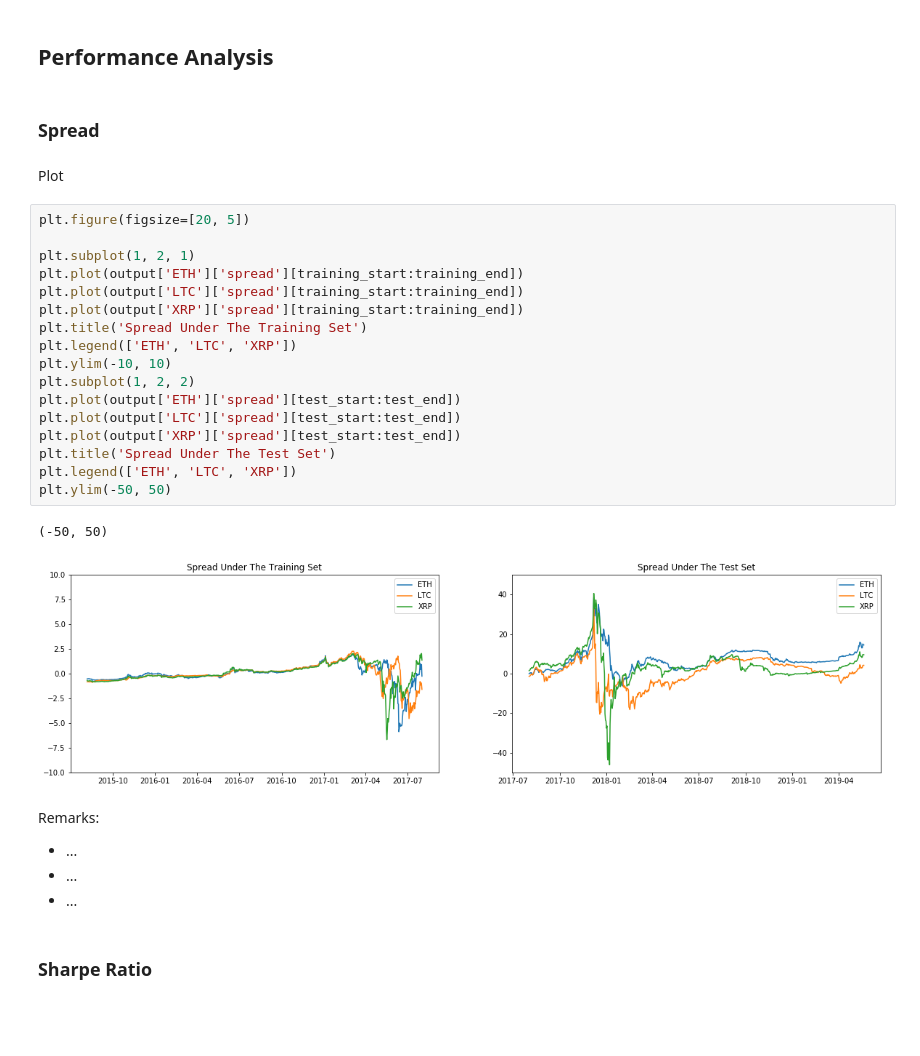
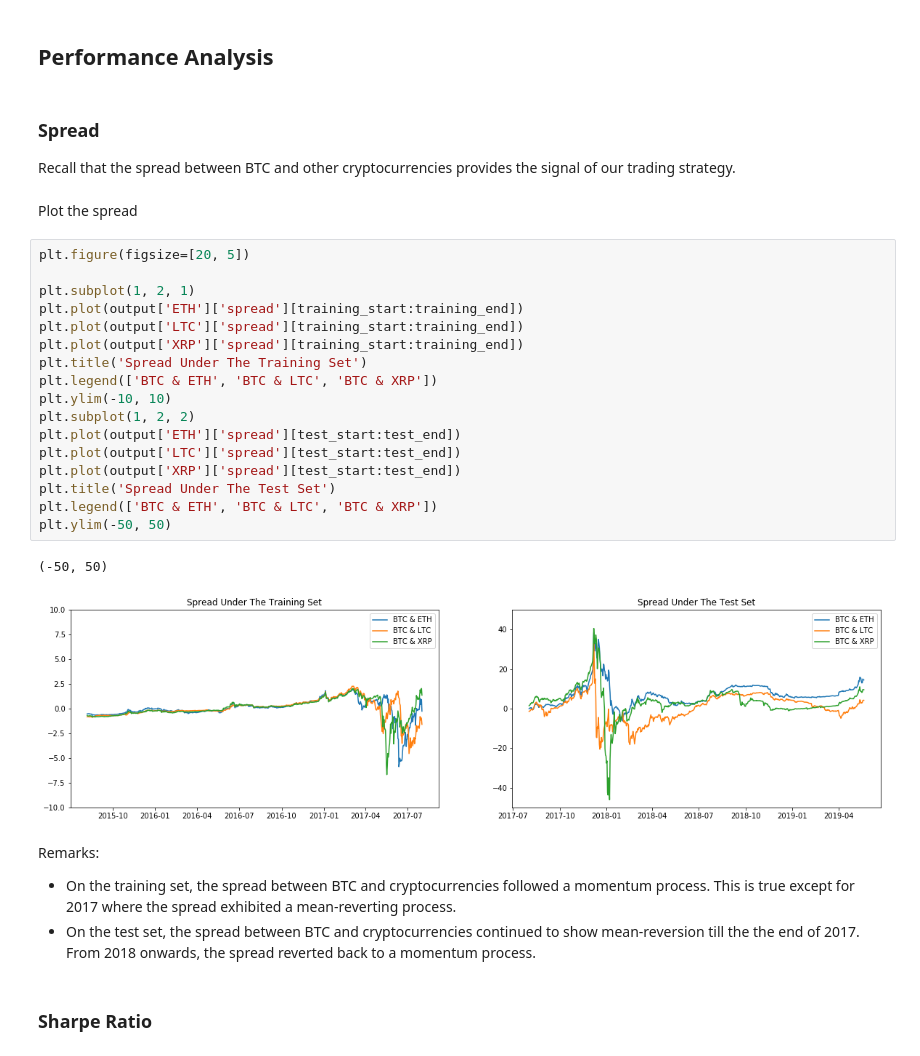
Before and after one commit to DinodC/pair-trading-cryptos, a Jupyter notebook: 02_pair_trading_cryptos.ipynb, the cells around one changed output. Cells and saved outputs as stored; diff of their text form; blank space fills up the shorter version.

```diff
--- a/02_pair_trading_cryptos.ipynb
+++ b/02_pair_trading_cryptos.ipynb
@@ -244,35 +257,35 @@ True    2020
 Name: XRP, dtype: int64
 # %% [markdown]
 ## Performance Analysis
-# %% [markdown]
-### Spread
+# %% [markdown]
+### Spread
+Recall that the spread between BTC and other cryptocurrencies provides the signal of our trading strategy.
 # %% [markdown]
-Plot
+Plot the spread
 # %%
 plt.figure(figsize=[20, 5])
 
 plt.subplot(1, 2, 1)
 plt.plot(output['ETH']['spread'][training_start:training_end])
 plt.plot(output['LTC']['spread'][training_start:training_end])
 plt.plot(output['XRP']['spread'][training_start:training_end])
 plt.title('Spread Under The Training Set')
-plt.legend(['ETH', 'LTC', 'XRP'])
+plt.legend(['BTC & ETH', 'BTC & LTC', 'BTC & XRP'])
 plt.ylim(-10, 10)
 plt.subplot(1, 2, 2)
 plt.plot(output['ETH']['spread'][test_start:test_end])
 plt.plot(output['LTC']['spread'][test_start:test_end])
 plt.plot(output['XRP']['spread'][test_start:test_end])
 plt.title('Spread Under The Test Set')
-plt.legend(['ETH', 'LTC', 'XRP'])
+plt.legend(['BTC & ETH', 'BTC & LTC', 'BTC & XRP'])
 plt.ylim(-50, 50)
 # %% [output]
 (-50, 50)
-[figure, old version]
+[figure, new version]
-# %% [markdown]
-Remarks:
-- ...
-- ...
-- ...
+# %% [markdown]
+Remarks:
+- On the training set, the spread between BTC and cryptocurrencies followed a momentum process. This is true except for 2017 where the spread exhibited a mean-reverting process.
+- On the test set, the spread between BTC and cryptocurrencies continued to show mean-reversion till the the end of 2017. From 2018 onwards, the spread reverted back to a momentum process.
 # %% [markdown]
 ### Sharpe Ratio
 # %% [markdown]
```
Also changed, not shown: parts of 23 cells of this notebook, 1 other file.
